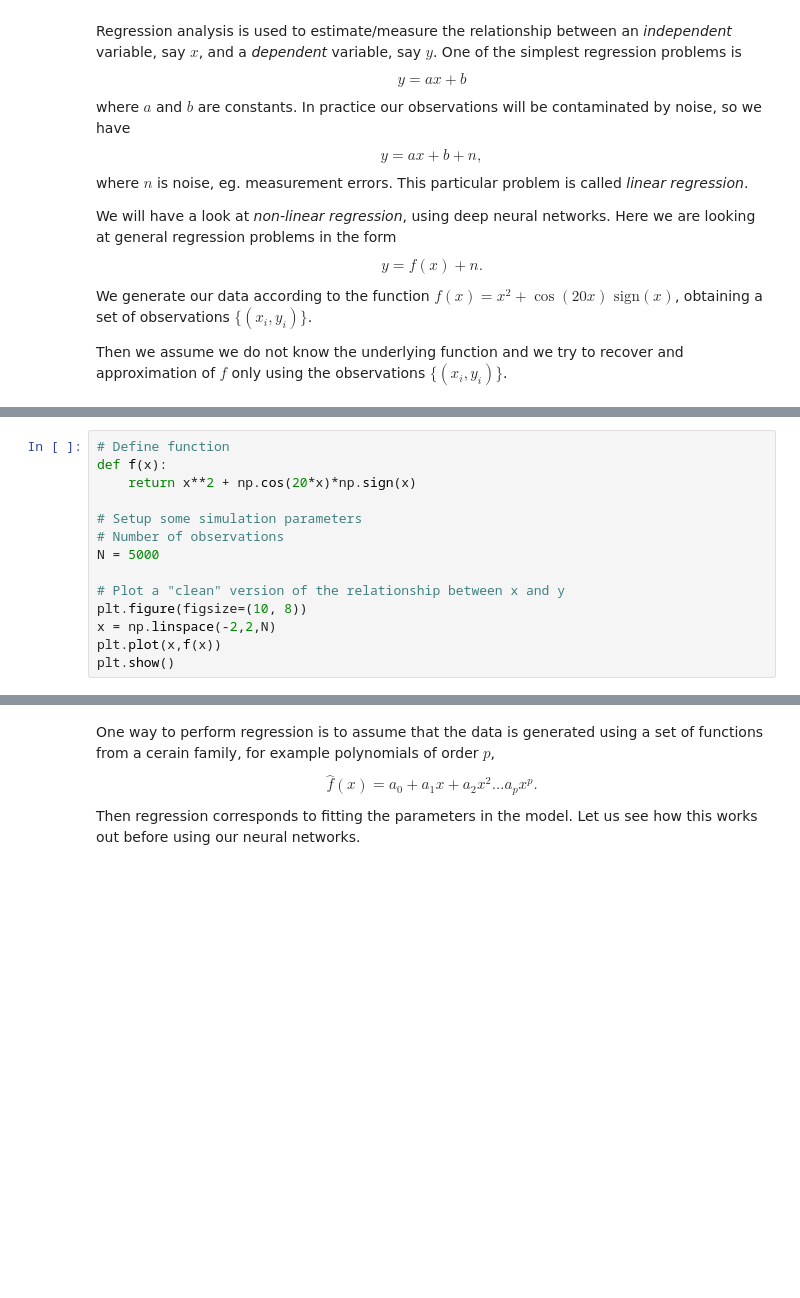
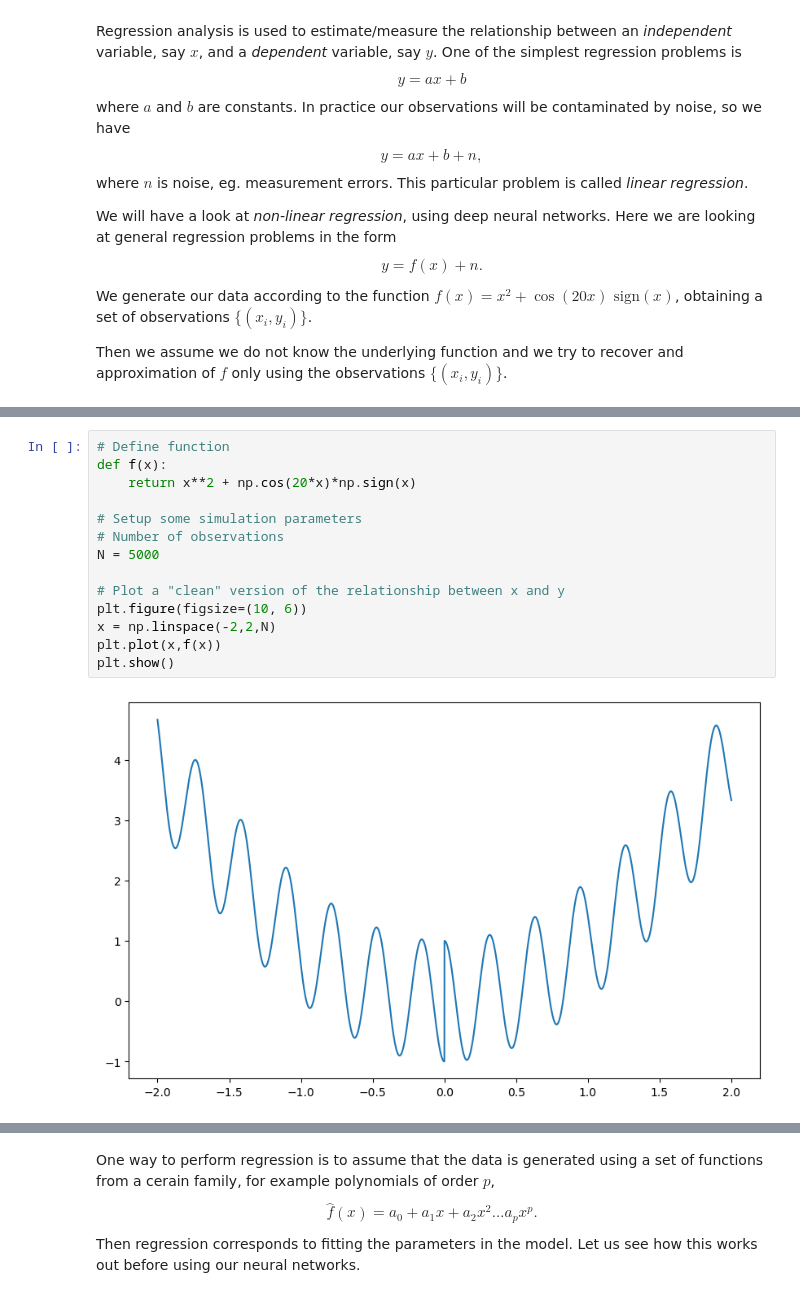
Before and after one commit to sigurdo/maskinlaring_for-signalbehandling, a Jupyter notebook: oving_3/TTT4185_assignment_3b_2022-10-17.ipynb, the cells around one changed output, grey strips where cells are left out. Drawn from its saved outputs; the diff is of its cells as text; blank space fills up the shorter version.

```diff
--- a/oving_3/TTT4185_assignment_3b_2022-10-17.ipynb
+++ b/oving_3/TTT4185_assignment_3b_2022-10-17.ipynb
@@ -31,17 +33,19 @@ from tensorflow import keras
 # %%
 # Define function
 def f(x):
     return x**2 + np.cos(20*x)*np.sign(x)
 
 # Setup some simulation parameters
 # Number of observations
 N = 5000
 
 # Plot a "clean" version of the relationship between x and y
-plt.figure(figsize=(10, 8))
+plt.figure(figsize=(10, 6))
 x = np.linspace(-2,2,N)
 plt.plot(x,f(x))
 plt.show()
+# %% [output]
+[figure, added]
 # %%
 # Create a noise version of the observations
 y = f(x) + np.random.randn(len(x))
```
Also changed, not shown: parts of 15 cells of this notebook.
